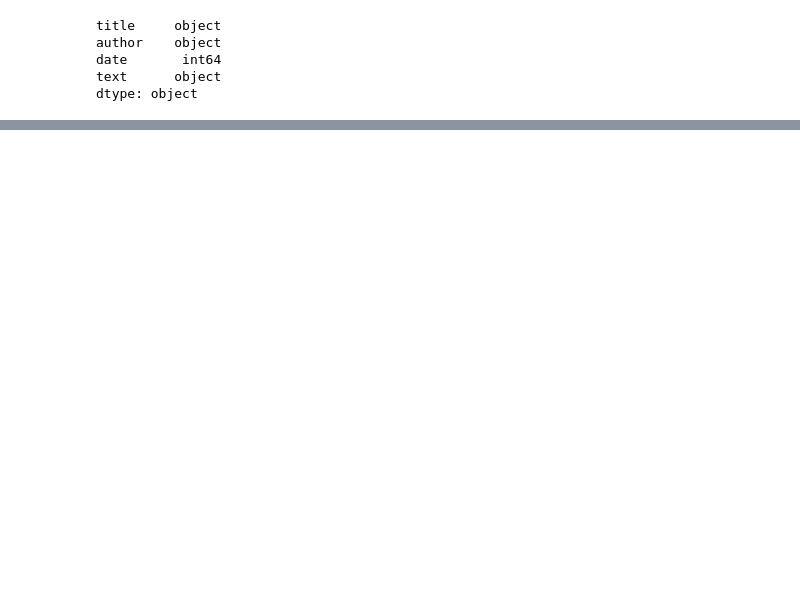
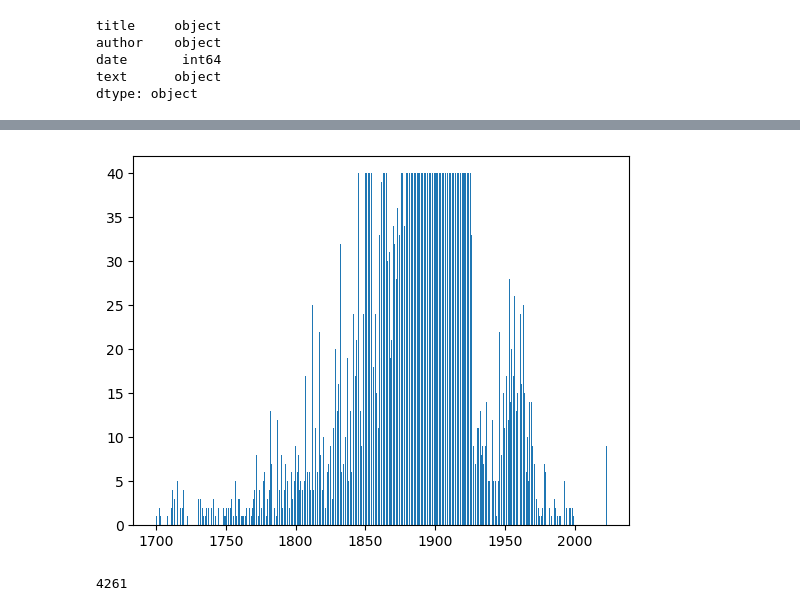
Before and after one commit to NeXTormer/LTM-LanguageTimeMachine, a Jupyter notebook: preprocessing/vis.ipynb, the cells around one changed output, grey strips where cells are left out. Cells and saved outputs as stored; diff of their text form; code cells hidden in the pictures; blank space fills up the shorter version.

```diff
--- a/preprocessing/vis.ipynb
+++ b/preprocessing/vis.ipynb
@@ -64,0 +80,13 @@ df
+# %%
+sample_size = 40
+
+# Group by 'Label' and apply a sampling function
+sampled_df = df.groupby('date', group_keys=False).apply(lambda group: group.sample(min(len(group), sample_size)))
+
+# Display the sampled DataFrame
+plt.hist(sampled_df['date'], bins=500)
+plt.show()
+print(len(sampled_df))
+# %% [output]
+[figure, added]
+4261
```
Also changed, not shown: parts of 11 cells of this notebook, 4 other files.
